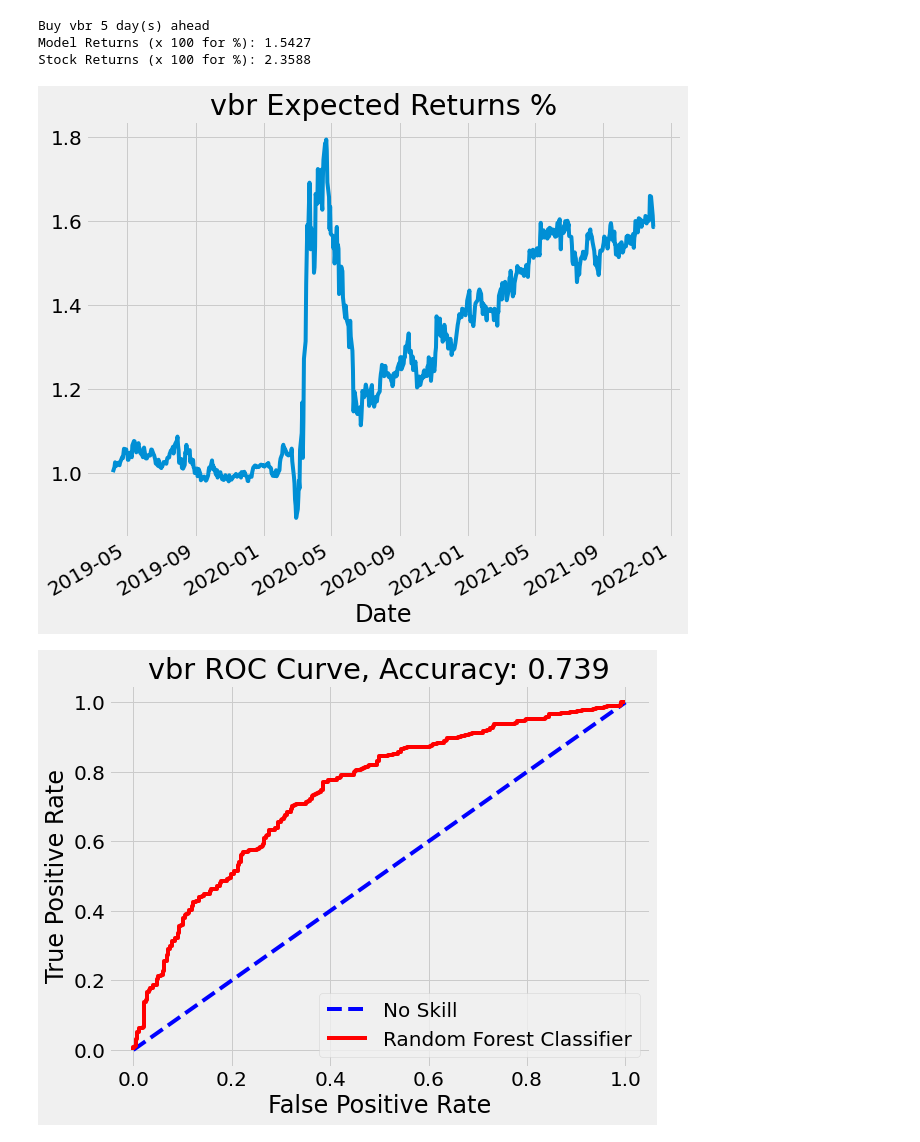
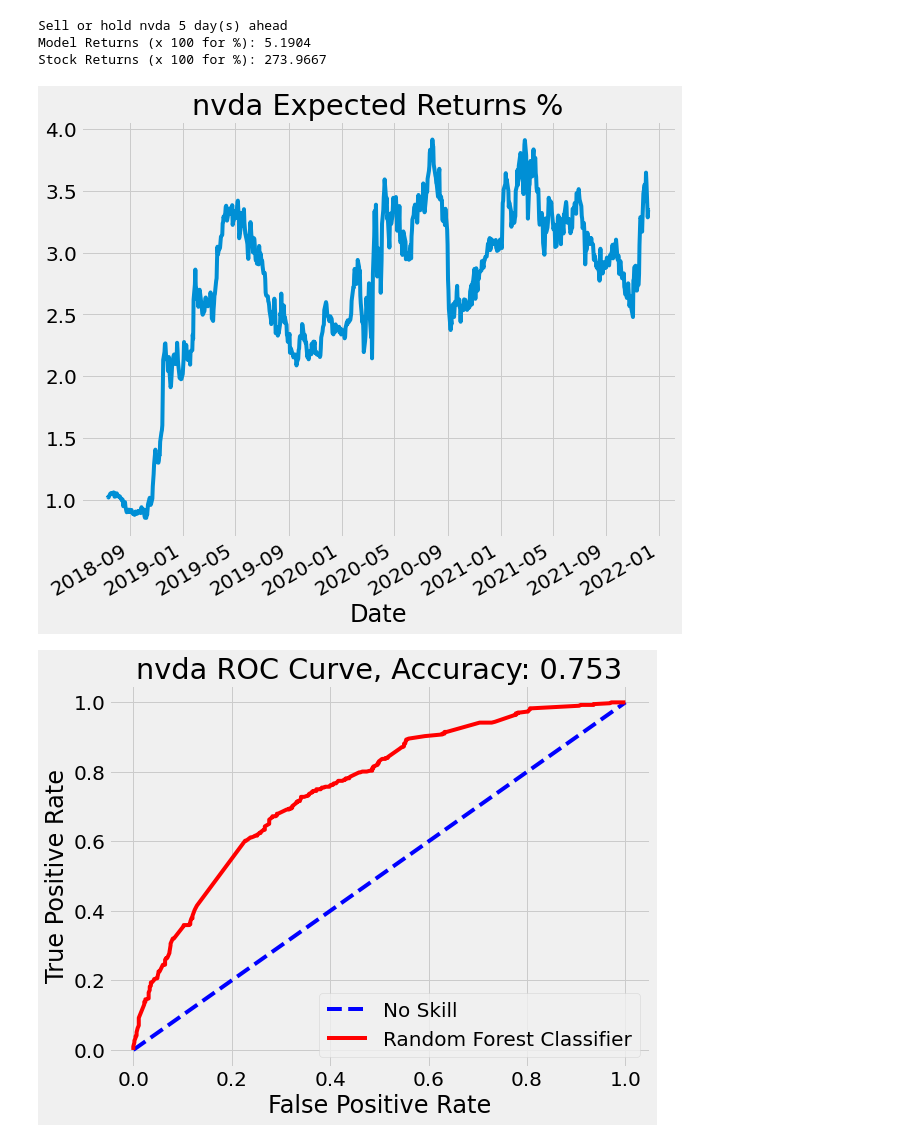
Before and after one commit to yuchild/next_n_day_stock_prediction_simple, a Jupyter notebook: testing.ipynb, the cells around one changed output. Drawn from its saved outputs; the diff is of its cells as text; code cells hidden in the pictures.

```diff
--- a/testing.ipynb
+++ b/testing.ipynb
@@ -226,14 +226,14 @@ Stock Returns (x 100 for %): 2.3588
 # %%
-stock_name = 'vbr'
+stock_name = 'nvda'
 fn.all_func(stock_name
            , start_dates[stock_name]
            , days_ahead = 5
            , model_name = model_name
            , days_back = 1
           )
 # %% [output]
-Buy vbr 5 day(s) ahead
-Model Returns (x 100 for %): 1.5427
-Stock Returns (x 100 for %): 2.3588
+Sell or hold nvda 5 day(s) ahead
+Model Returns (x 100 for %): 5.1904
+Stock Returns (x 100 for %): 273.9667
-[figure, old version]
+[figure, new version]
-[figure, old version]
+[figure, new version]
```
Also changed, not shown: parts of 4 cells of this notebook, 45 other files.
